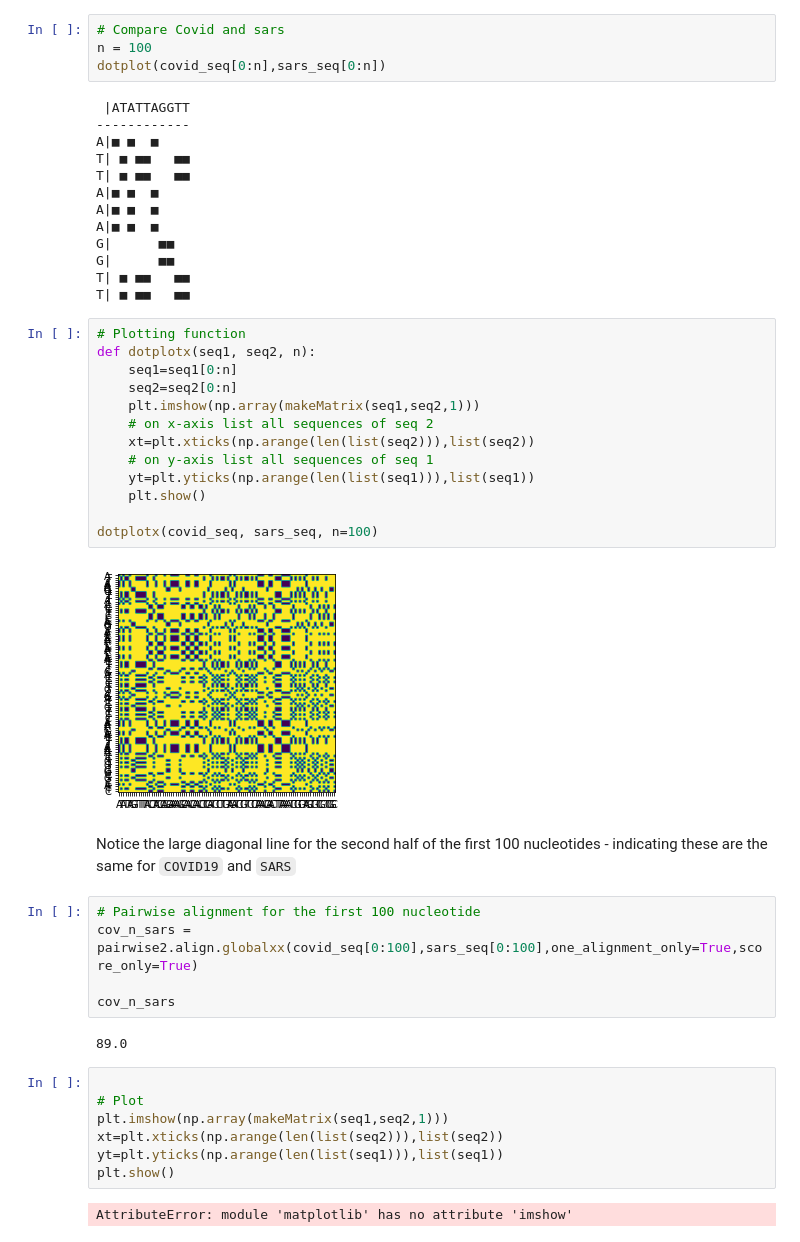
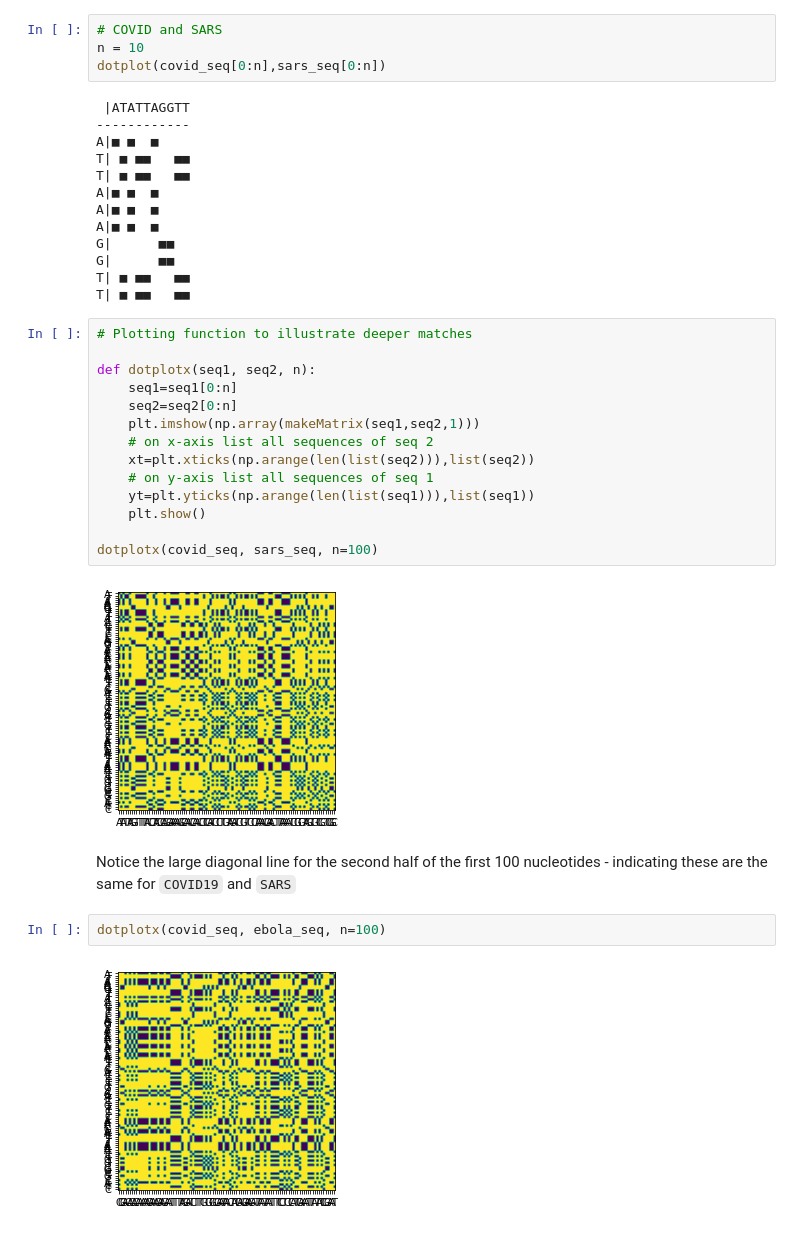
Before and after one commit to lukexyz/DNA-Toolbox, a Jupyter notebook: notebooks/02-SequenceComparison.ipynb, the cells around one changed output. Drawn from its saved outputs; the diff is of its cells as text.

```diff
--- a/notebooks/02-SequenceComparison.ipynb
+++ b/notebooks/02-SequenceComparison.ipynb
@@ -435,8 +437,8 @@ G|■      ■ ■
 T|  ■■■   ■
 T|  ■■■   ■
 # %%
-# Compare Covid and sars
-n = 100
+# COVID and SARS
+n = 10
 dotplot(covid_seq[0:n],sars_seq[0:n])
 # %% [output]
  |ATATTAGGTT
@@ -452,7 +454,8 @@ G|      ■■
 T| ■ ■■   ■■
 T| ■ ■■   ■■
 # %%
-# Plotting function
+# Plotting function to illustrate deeper matches
+
 def dotplotx(seq1, seq2, n):
     seq1=seq1[0:n]
     seq2=seq2[0:n]
@@ -468,19 +471,7 @@ dotplotx(covid_seq, sars_seq, n=100)
 [figure]
 # %% [markdown]
 Notice the large diagonal line for the second half of the first 100 nucleotides - indicating these are the same for `COVID19` and `SARS`
-# %%
-# Pairwise alignment for the first 100 nucleotide
-cov_n_sars = pairwise2.align.globalxx(covid_seq[0:100],sars_seq[0:100],one_alignment_only=True,score_only=True)
-
-cov_n_sars
-# %% [output]
-89.0
-# %%
-
-# Plot
-plt.imshow(np.array(makeMatrix(seq1,seq2,1)))
-xt=plt.xticks(np.arange(len(list(seq2))),list(seq2))
-yt=plt.yticks(np.arange(len(list(seq1))),list(seq1))
-plt.show()
-# %% [output]
-AttributeError: module 'matplotlib' has no attribute 'imshow'
+# %%
+dotplotx(covid_seq, ebola_seq, n=100)
+# %% [output]
+[figure, added]
```
Also changed, not shown: parts of 13 cells of this notebook.
